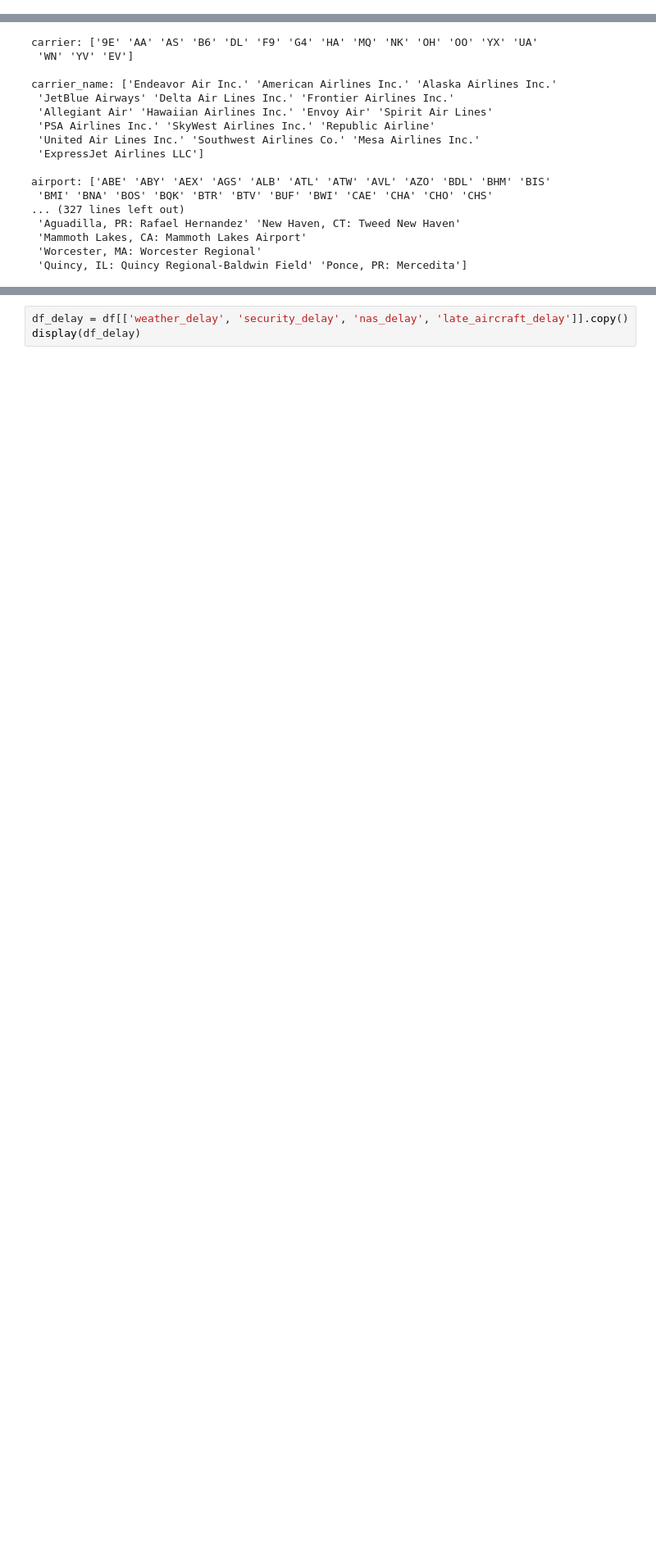
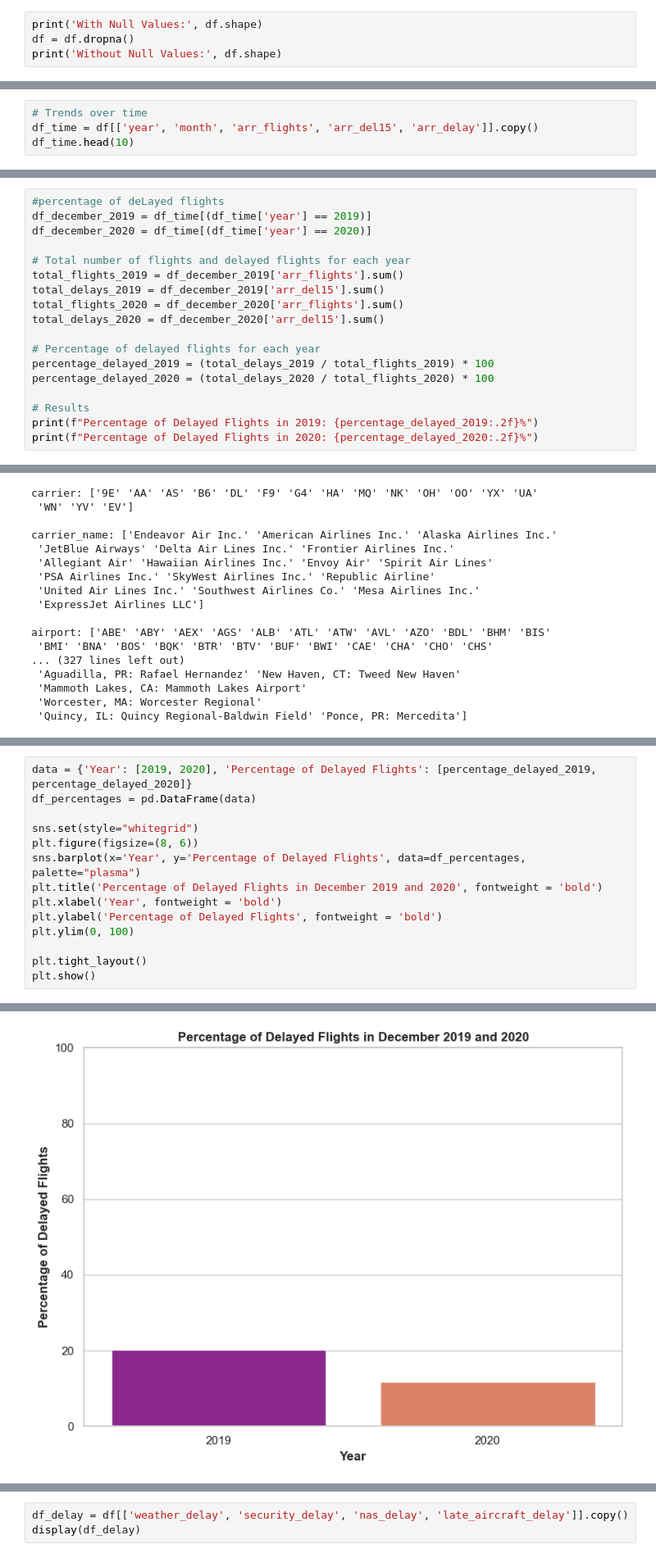
Before and after one commit to SifatNiloy/airline_delay_analysis, a Jupyter notebook: airline_delay.ipynb, the cells around one changed output, grey strips where cells are left out. Shown at 82% size. Cells and saved outputs as stored; diff of their text form; blank space fills up the shorter version.

```diff
--- a/airline_delay.ipynb
+++ b/airline_delay.ipynb
@@ -66,0 +95,4 @@ max        553.000000         75179.000000
+# %%
+print('With Null Values:', df.shape)
+df = df.dropna()
+print('Without Null Values:', df.shape)
@@ -66,0 +102,4 @@ max        553.000000         75179.000000
+# %%
+# Trends over time
+df_time = df[['year', 'month', 'arr_flights', 'arr_del15', 'arr_delay']].copy()
+df_time.head(10)
@@ -86 +137,19 @@ late_aircraft_delay    8
 dtype: int64
+# %%
+#percentage of deLayed flights
+df_december_2019 = df_time[(df_time['year'] == 2019)]
+df_december_2020 = df_time[(df_time['year'] == 2020)]
+
+# Total number of flights and delayed flights for each year
+total_flights_2019 = df_december_2019['arr_flights'].sum()
+total_delays_2019 = df_december_2019['arr_del15'].sum()
+total_flights_2020 = df_december_2020['arr_flights'].sum()
+total_delays_2020 = df_december_2020['arr_del15'].sum()
+
+# Percentage of delayed flights for each year
+percentage_delayed_2019 = (total_delays_2019 / total_flights_2019) * 100
+percentage_delayed_2020 = (total_delays_2020 / total_flights_2020) * 100
+
+# Results
+print(f"Percentage of Delayed Flights in 2019: {percentage_delayed_2019:.2f}%")
+print(f"Percentage of Delayed Flights in 2020: {percentage_delayed_2020:.2f}%")
@@ -129,0 +230,15 @@ Successfully installed contourpy-1.2.0 cycler-0.12.1 fonttools-4.49.0 kiwisolver
+# %%
+data = {'Year': [2019, 2020], 'Percentage of Delayed Flights': [percentage_delayed_2019, percentage_delayed_2020]}
+df_percentages = pd.DataFrame(data)
+
+sns.set(style="whitegrid")
+plt.figure(figsize=(8, 6))
+sns.barplot(x='Year', y='Percentage of Delayed Flights', data=df_percentages, palette="plasma")
+plt.title('Percentage of Delayed Flights in December 2019 and 2020', fontweight = 'bold')
+plt.xlabel('Year', fontweight = 'bold')
+plt.ylabel('Percentage of Delayed Flights', fontweight = 'bold')
+plt.ylim(0, 100)
+
+plt.tight_layout()
+plt.show()
+# %% [output]
@@ -129,0 +248 @@ Successfully installed contourpy-1.2.0 cycler-0.12.1 fonttools-4.49.0 kiwisolver
+[figure, added]
```
Also changed, not shown: parts of 17 cells of this notebook.
